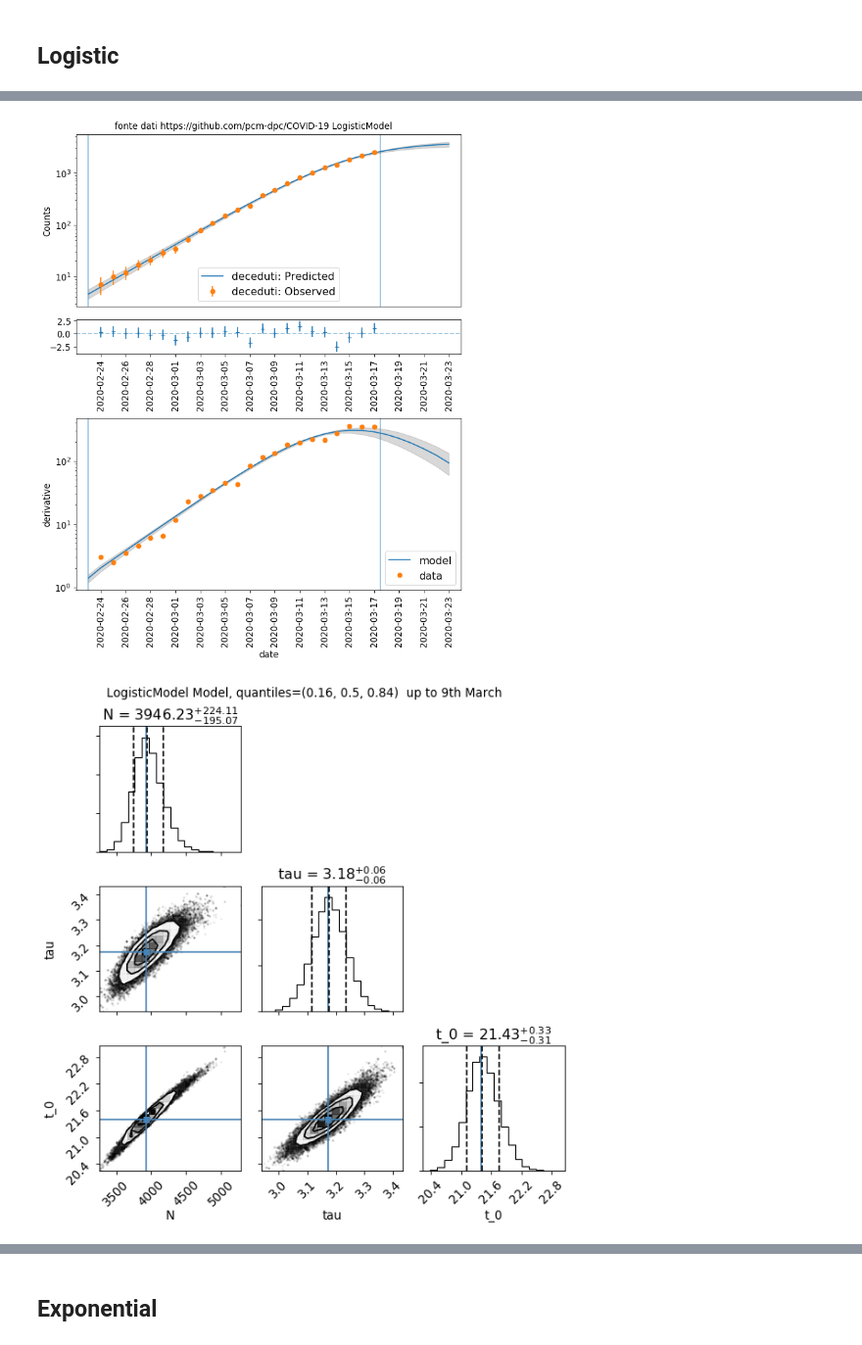
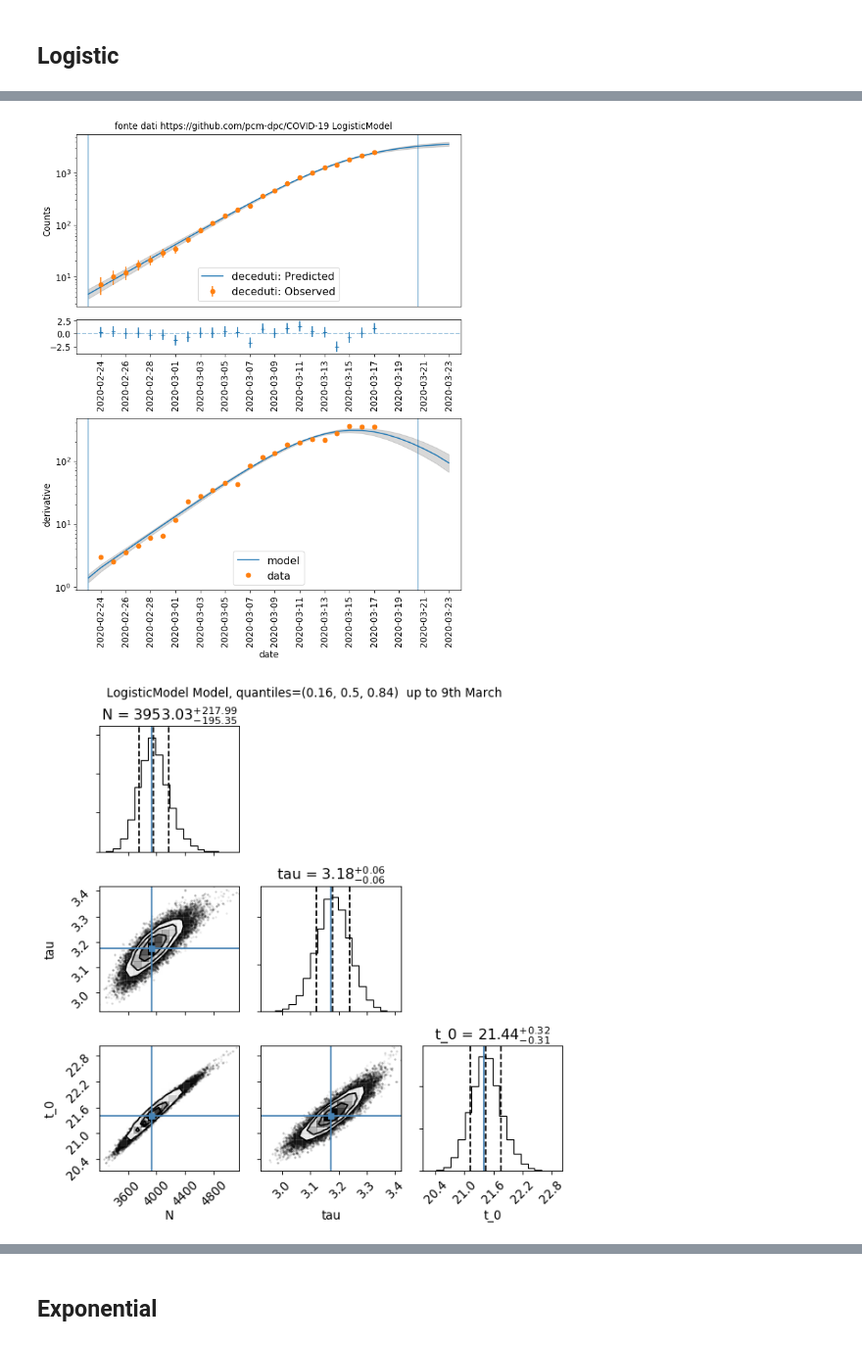
Before and after one commit to andreatramacere/covid19-analysis, a Jupyter notebook: covid_stat.ipynb, the cells around one changed output, grey strips where cells are left out. Shown at 98% size. Saved outputs shown, nothing was run; the diff lists cells and outputs as text; code cells hidden in the pictures.

```diff
--- a/covid_stat.ipynb
+++ b/covid_stat.ipynb
@@ -272,5 +308,15 @@ def get_data_protezione_civile(name='deceduti',fake_error=False,regione=None,exc
     data_table=Table([time[msk] , y[msk] , y_err[msk], np.zeros(len(y[msk]),dtype=np.bool )],names=['nu_data','nuFnu_data','dnuFnu_data','UL'])
     data=Data(data_table,np.array(t.dt.date))
 
-    return data,df
+    y_diff=np.diff(y[msk])
+    t_ime_diff=time[msk][1::]
+    if fake_error is False:
+        y_err_diff= np.sqrt(y_diff)
+    else:
+        y_err_diff= np.ones(y_diff.size)*0.0001
+    data_table_diff=Table([t_ime_diff , y_diff , y_err_diff, np.zeros(len(y_diff),dtype=np.bool )],names=['nu_data','nuFnu_data','dnuFnu_data','UL'])
+    t_diff=t[msk][1::]
+
+    data_diff=Data(data_table_diff,np.array(t_diff.dt.date))
+    return data,data_diff,df
 # %%
@@ -401,7 +456,7 @@ def plot_model(mcmc,model,data,t_start_model=None, t_stop_model=None, size=10,mc
 from jetset.minimizer import fit_SED
 from jetset.mcmc import McmcSampler
 # %%
-def do_analysis(model,data,t_start,t_stop,t_start_model,t_stop_model,name,do_plot=True,do_mcmc=True,mcmc_steps=500,title=''):
+def do_analysis(model,data,t_start,t_stop,t_start_model,t_stop_model,name,do_plot=True,do_mcmc=True,mcmc_steps=500,title='',do_derivative=True):
 
 
     model.nu_min=0
@@ -424,7 +479,7 @@ def do_analysis(model,data,t_start,t_stop,t_start_model,t_stop_model,name,do_plo
     else:
         mcmc = None
     if do_plot is True:
-        fig=plot_model(mcmc,bfm.fit_Model,data,t_start_model=t_start,t_stop_model= t_stop_model,label=name,size=100,mcmc_samples=100,title=title)
+        fig=plot_model(mcmc,bfm.fit_Model,data,t_start_model=t_start,t_stop_model= t_stop_model,label=name,size=100,mcmc_samples=100,title=title,do_derivative=do_derivative)
 
 
 
@@ -438,11 +493,25 @@ def do_analysis(model,data,t_start,t_stop,t_start_model,t_stop_model,name,do_plo
 ## Logistic
 # %%
 name='deceduti'
-data,df =get_data_protezione_civile(name,fake_error=False)
+data,data_diff,df =get_data_protezione_civile(name,fake_error=False,exclude=False)
 model=LogisticModel()
-bfm,mm,mcmc,data,fig=do_analysis(model,data,t_start=0,t_stop=23.5,t_start_model=0,t_stop_model=30,name=name,mcmc_steps=500,title=' fonte dati https://github.com/pcm-dpc/COVID-19 %s'%model.name,do_mcmc=True)
-f=mcmc.corner_plot(quantiles=(0.16,0.5,0.84))
-f.suptitle('%s Model, quantiles=%s  up to 9th March'%(model.name,str((0.16,0.5,0.84))),y=1.01)
+#model.parameters.t_0.val=-2
+#model.parameters.tau.val=2
+
+bfm,mm,mcmc,data,fig=do_analysis(model,
+                                 data,
+                                 t_start=0,
+                                 t_stop=26.5,
+                                 t_start_model=0,
+                                 t_stop_model=30,
+                                 name=name,
+                                 mcmc_steps=500,
+                                 title=' fonte dati https://github.com/pcm-dpc/COVID-19 %s'%model.name,
+                                 do_mcmc=True,
+                                 do_derivative=True)
+if mcmc is not None:
+    f=mcmc.corner_plot(quantiles=(0.16,0.5,0.84))
+    f.suptitle('%s Model, quantiles=%s  up to 9th March'%(model.name,str((0.16,0.5,0.84))),y=1.01)
 plt.tight_layout()
 print(mm.show_report())
 # %% [output]
@@ -467,7 +536,7 @@ LogisticModel  t_0                2.145232e+01    -3.000000e+01               --
 ... (30 lines left out)
 LogisticModel  t_0 2.139854e+01 3.288307e-01    -- 0.000000e+00 -3.000000e+01            --  False
 **************************************************************************************************
 
 None
-[figure, old version]
+[figure, new version]
-[figure, old version]
+[figure, new version]
```
Also changed, not shown: parts of 12 cells of this notebook.
